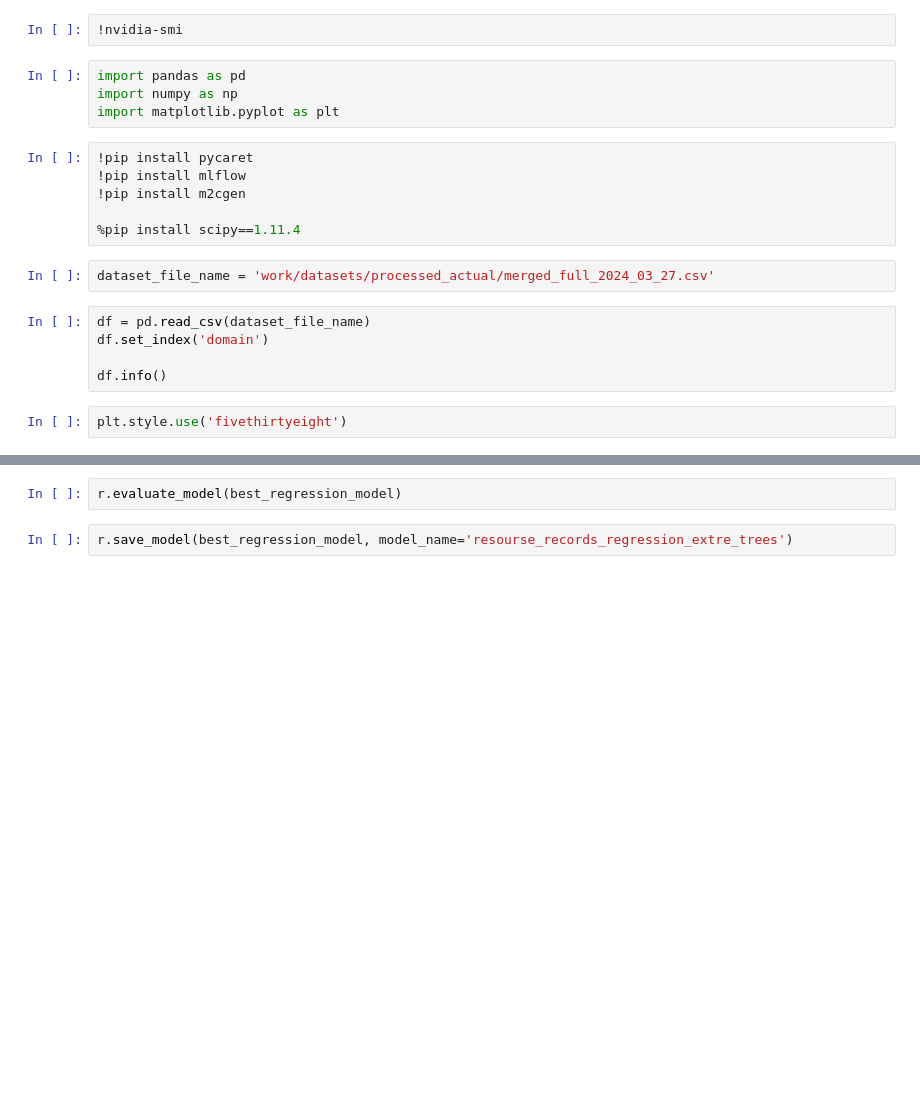
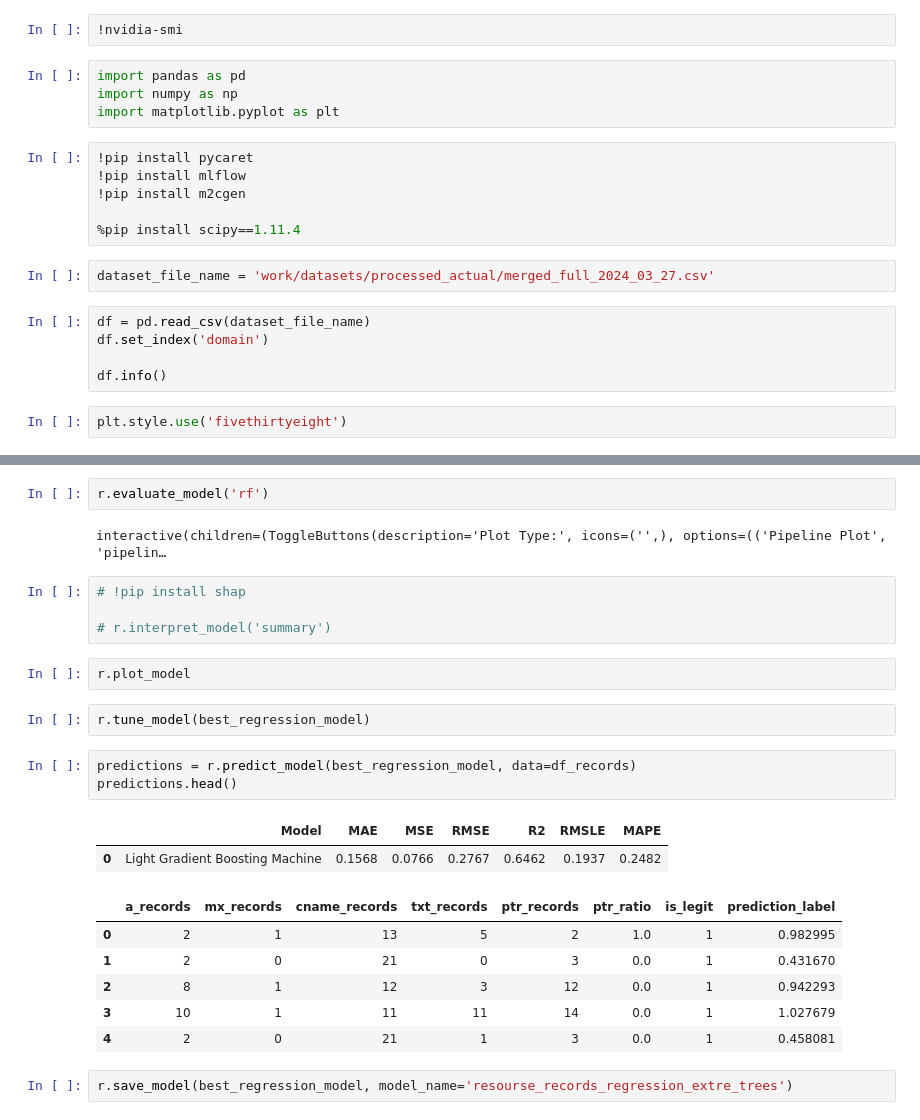
Before and after one commit to Qvineox/domain-threat-intelligence-analyzer-mirror, a Jupyter notebook: jupyter/notebooks/dns_records.ipynb, the cells around one changed output, grey strips where cells are left out. Drawn from its saved outputs; the diff is of its cells as text; blank space fills up the shorter version.

```diff
--- a/jupyter/notebooks/dns_records.ipynb
+++ b/jupyter/notebooks/dns_records.ipynb
@@ -36,4 +189,26 @@ best_regression_model = r.compare_models()
 # %%
-r.evaluate_model(best_regression_model)
+r.evaluate_model('rf')
+# %% [output]
+interactive(children=(ToggleButtons(description='Plot Type:', icons=('',), options=(('Pipeline Plot', 'pipelin…
+# %%
+# !pip install shap
+
+# r.interpret_model('summary')
+# %%
+r.plot_model
+# %%
+r.tune_model(best_regression_model)
+# %%
+predictions = r.predict_model(best_regression_model, data=df_records)
+predictions.head()
+# %% [output]
+|  | Model | MAE | MSE | RMSE | R2 | RMSLE | MAPE |
+| 0 | Light Gradient Boosting Machine | 0.1568 | 0.0766 | 0.2767 | 0.6462 | 0.1937 | 0.2482 |
+|  | a_records | mx_records | cname_records | txt_records | ptr_records | ptr_ratio | is_legit | prediction_label |
+| 0 | 2 | 1 | 13 | 5 | 2 | 1.0 | 1 | 0.982995 |
+| 1 | 2 | 0 | 21 | 0 | 3 | 0.0 | 1 | 0.431670 |
+| 2 | 8 | 1 | 12 | 3 | 12 | 0.0 | 1 | 0.942293 |
+| 3 | 10 | 1 | 11 | 11 | 14 | 0.0 | 1 | 1.027679 |
+| 4 | 2 | 0 | 21 | 1 | 3 | 0.0 | 1 | 0.458081 |
 # %%
 r.save_model(best_regression_model, model_name='resourse_records_regression_extre_trees')
```
Also changed, not shown: parts of 7 cells of this notebook, 11 other files.
